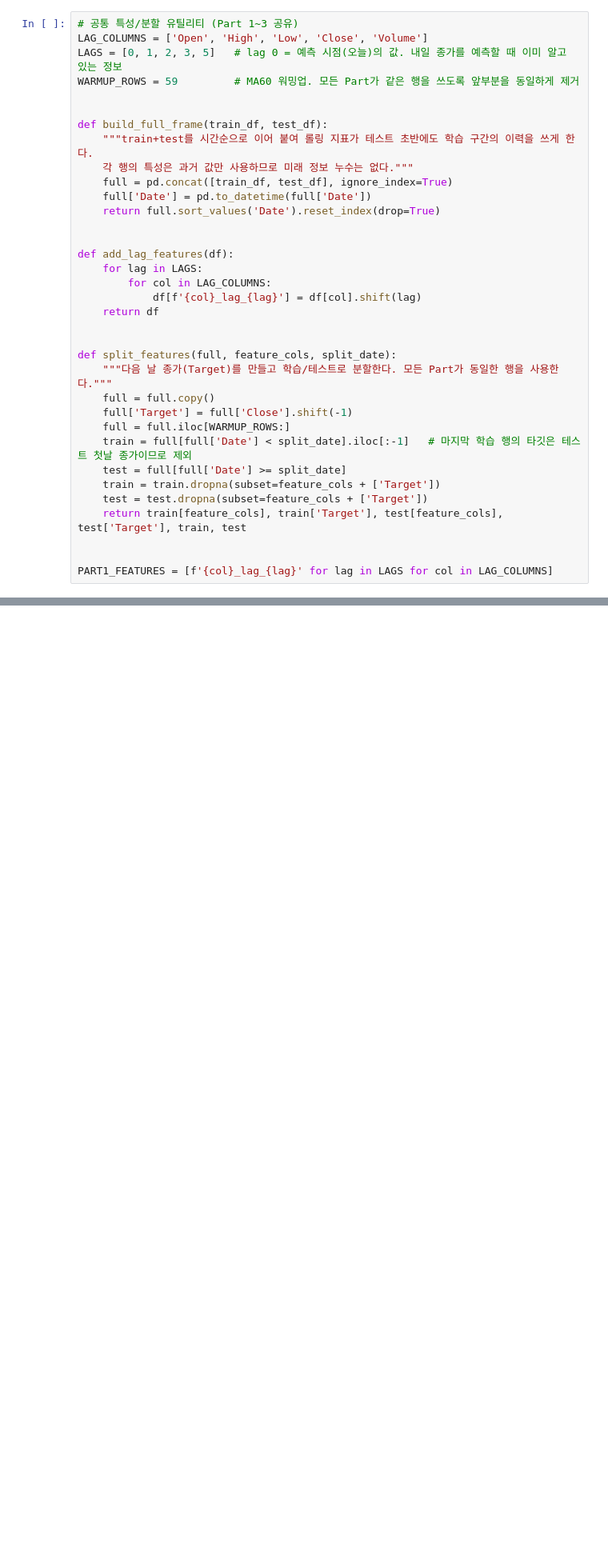
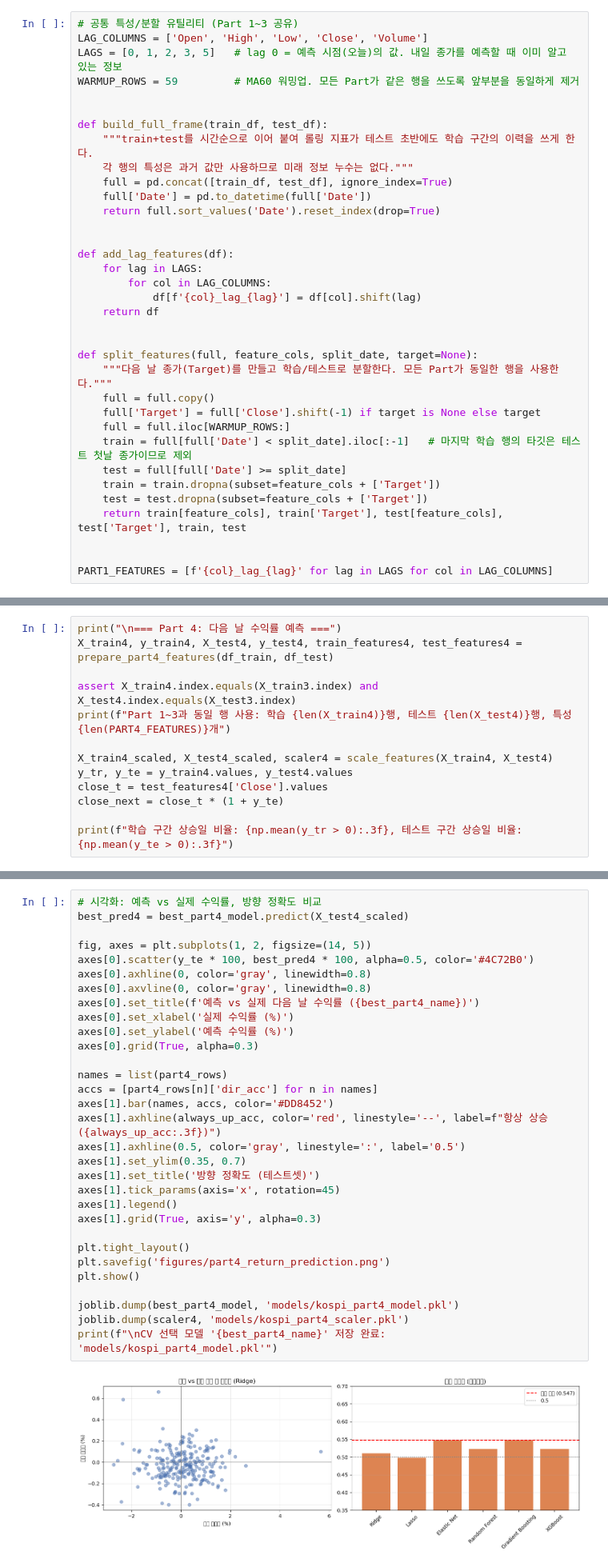
Before and after one commit to 0se0/hw1, a Jupyter notebook: machine_learning_hw1.ipynb, the cells around one changed output, grey strips where cells are left out. Shown at 80% size. Saved outputs shown, nothing was run; the diff lists cells and outputs as text; blank space fills up the shorter version.

```diff
--- a/machine_learning_hw1.ipynb
+++ b/machine_learning_hw1.ipynb
@@ -150,10 +150,10 @@ def add_lag_features(df):
     return df
 
 
-def split_features(full, feature_cols, split_date):
+def split_features(full, feature_cols, split_date, target=None):
     """다음 날 종가(Target)를 만들고 학습/테스트로 분할한다. 모든 Part가 동일한 행을 사용한다."""
     full = full.copy()
-    full['Target'] = full['Close'].shift(-1)
+    full['Target'] = full['Close'].shift(-1) if target is None else target
     full = full.iloc[WARMUP_ROWS:]
     train = full[full['Date'] < split_date].iloc[:-1]   # 마지막 학습 행의 타깃은 테스트 첫날 종가이므로 제외
     test = full[full['Date'] >= split_date]
@@ -952,0 +990,13 @@ Baseline Naive Persistence  580.180416 24.086935 18.197654 0.923499          NaN
+# %%
+print("\n=== Part 4: 다음 날 수익률 예측 ===")
+X_train4, y_train4, X_test4, y_test4, train_features4, test_features4 = prepare_part4_features(df_train, df_test)
+
+assert X_train4.index.equals(X_train3.index) and X_test4.index.equals(X_test3.index)
+print(f"Part 1~3과 동일 행 사용: 학습 {len(X_train4)}행, 테스트 {len(X_test4)}행, 특성 {len(PART4_FEATURES)}개")
+
+X_train4_scaled, X_test4_scaled, scaler4 = scale_features(X_train4, X_test4)
+y_tr, y_te = y_train4.values, y_test4.values
+close_t = test_features4['Close'].values
+close_next = close_t * (1 + y_te)
+
+print(f"학습 구간 상승일 비율: {np.mean(y_tr > 0):.3f}, 테스트 구간 상승일 비율: {np.mean(y_te > 0):.3f}")
@@ -952,0 +1119,33 @@ Baseline Naive Persistence  580.180416 24.086935 18.197654 0.923499          NaN
+# %%
+# 시각화: 예측 vs 실제 수익률, 방향 정확도 비교
+best_pred4 = best_part4_model.predict(X_test4_scaled)
+
+fig, axes = plt.subplots(1, 2, figsize=(14, 5))
+axes[0].scatter(y_te * 100, best_pred4 * 100, alpha=0.5, color='#4C72B0')
+axes[0].axhline(0, color='gray', linewidth=0.8)
+axes[0].axvline(0, color='gray', linewidth=0.8)
+axes[0].set_title(f'예측 vs 실제 다음 날 수익률 ({best_part4_name})')
+axes[0].set_xlabel('실제 수익률 (%)')
+axes[0].set_ylabel('예측 수익률 (%)')
+axes[0].grid(True, alpha=0.3)
+
+names = list(part4_rows)
+accs = [part4_rows[n]['dir_acc'] for n in names]
+axes[1].bar(names, accs, color='#DD8452')
+axes[1].axhline(always_up_acc, color='red', linestyle='--', label=f"항상 상승 ({always_up_acc:.3f})")
+axes[1].axhline(0.5, color='gray', linestyle=':', label='0.5')
+axes[1].set_ylim(0.35, 0.7)
+axes[1].set_title('방향 정확도 (테스트셋)')
+axes[1].tick_params(axis='x', rotation=45)
+axes[1].legend()
+axes[1].grid(True, axis='y', alpha=0.3)
+
+plt.tight_layout()
+plt.savefig('figures/part4_return_prediction.png')
+plt.show()
+
+joblib.dump(best_part4_model, 'models/kospi_part4_model.pkl')
+joblib.dump(scaler4, 'models/kospi_part4_scaler.pkl')
+print(f"\nCV 선택 모델 '{best_part4_name}' 저장 완료: 'models/kospi_part4_model.pkl'")
+# %% [output]
+[figure, added]
```
Also changed, not shown: parts of 7 cells of this notebook, 4 other files.
